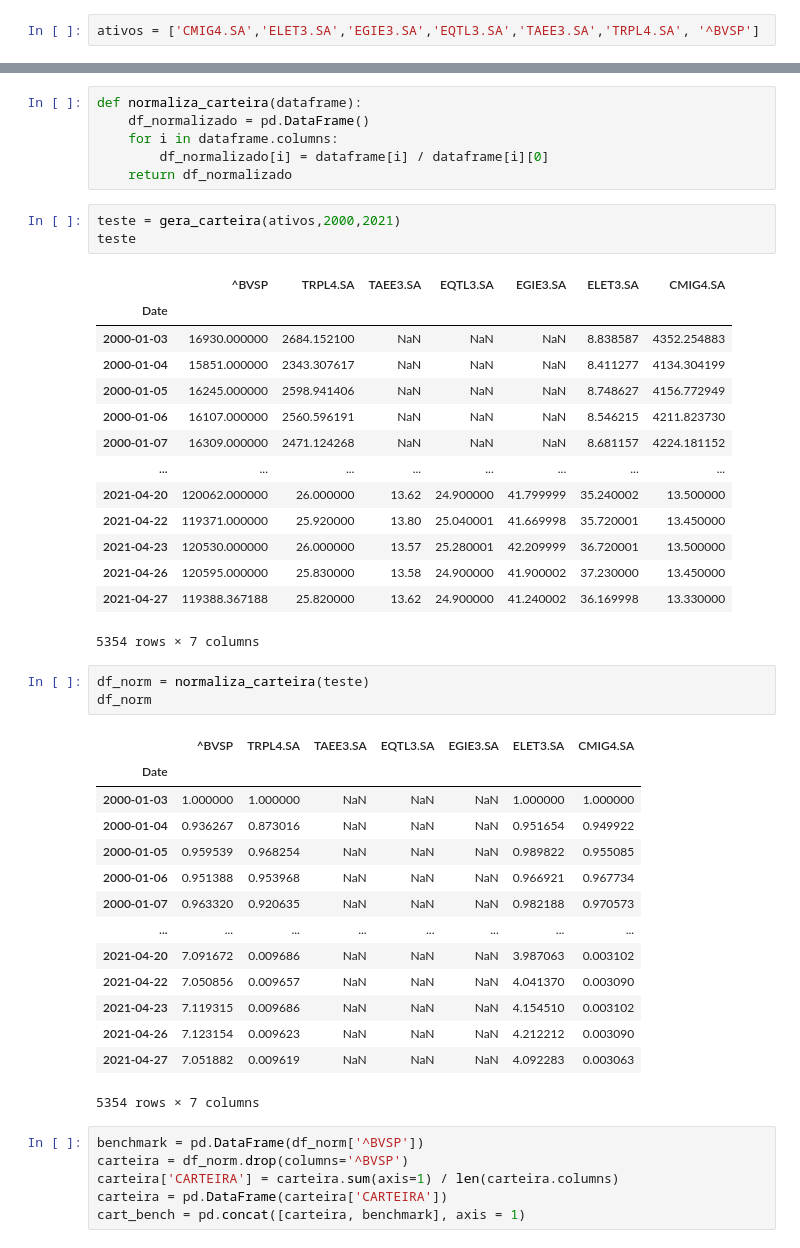
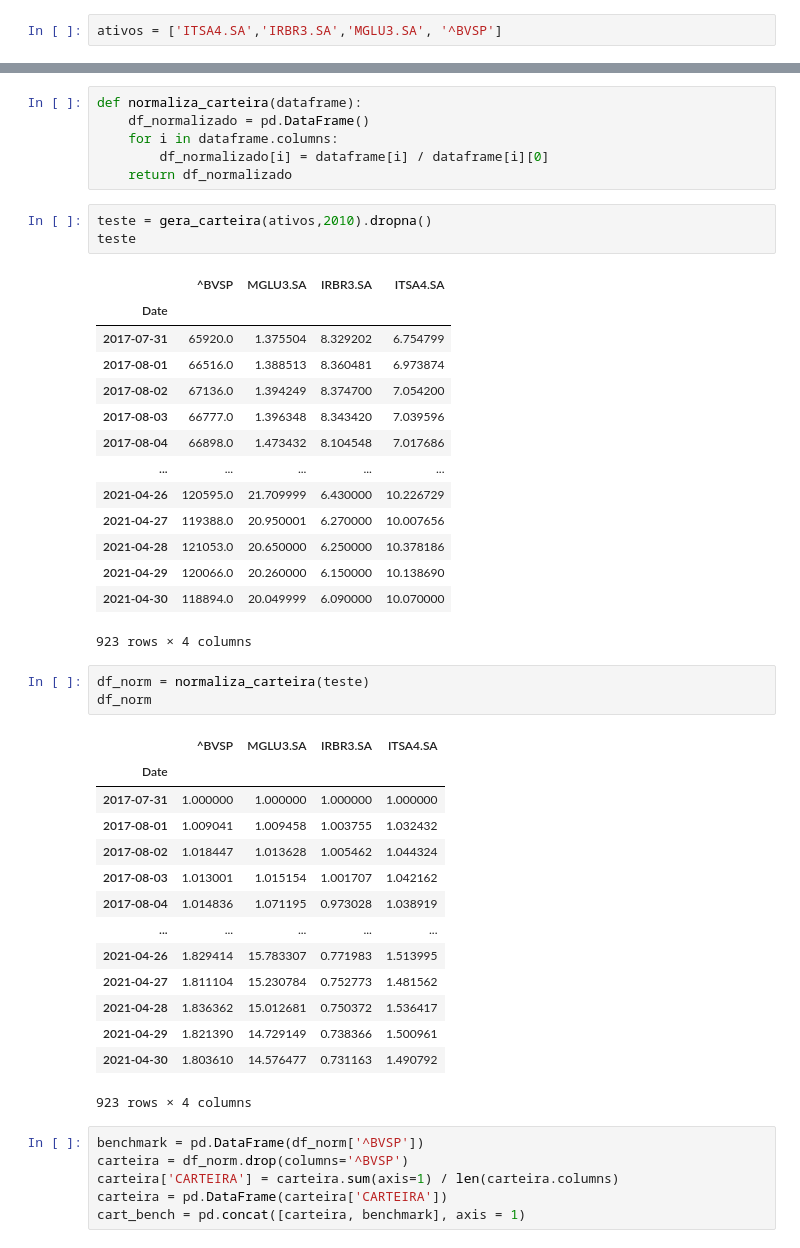
Before and after one commit to emersonsoaressc/economics, a Jupyter notebook: Analise_carteira_project.ipynb, the cells around one changed output, grey strips where cells are left out. Cells and saved outputs as stored; diff of their text form.

```diff
--- a/Analise_carteira_project.ipynb
+++ b/Analise_carteira_project.ipynb
@@ -6,5 +7,5 @@ from func_pyeconomics import graf_plotly
 # %%
-ativos = ['CMIG4.SA','ELET3.SA','EGIE3.SA','EQTL3.SA','TAEE3.SA','TRPL4.SA', '^BVSP']
+ativos = ['ITSA4.SA','IRBR3.SA','MGLU3.SA', '^BVSP']
 # %%
 ativos
 # %% [output]
@@ -36,41 +31,41 @@ def normaliza_carteira(dataframe):
         df_normalizado[i] = dataframe[i] / dataframe[i][0]
     return df_normalizado
 # %%
-teste = gera_carteira(ativos,2000,2021)
+teste = gera_carteira(ativos,2010).dropna()
 teste
 # %% [output]
-|  | ^BVSP | TRPL4.SA | TAEE3.SA | EQTL3.SA | EGIE3.SA | ELET3.SA | CMIG4.SA |
-| Date |  |  |  |  |  |  |  |
-| 2000-01-03 | 16930.000000 | 2684.152100 | NaN | NaN | NaN | 8.838587 | 4352.254883 |
-| 2000-01-04 | 15851.000000 | 2343.307617 | NaN | NaN | NaN | 8.411277 | 4134.304199 |
-| 2000-01-05 | 16245.000000 | 2598.941406 | NaN | NaN | NaN | 8.748627 | 4156.772949 |
-| 2000-01-06 | 16107.000000 | 2560.596191 | NaN | NaN | NaN | 8.546215 | 4211.823730 |
-| 2000-01-07 | 16309.000000 | 2471.124268 | NaN | NaN | NaN | 8.681157 | 4224.181152 |
-| ... | ... | ... | ... | ... | ... | ... | ... |
-| 2021-04-20 | 120062.000000 | 26.000000 | 13.62 | 24.900000 | 41.799999 | 35.240002 | 13.500000 |
-| 2021-04-22 | 119371.000000 | 25.920000 | 13.80 | 25.040001 | 41.669998 | 35.720001 | 13.450000 |
-| 2021-04-23 | 120530.000000 | 26.000000 | 13.57 | 25.280001 | 42.209999 | 36.720001 | 13.500000 |
-| 2021-04-26 | 120595.000000 | 25.830000 | 13.58 | 24.900000 | 41.900002 | 37.230000 | 13.450000 |
-| 2021-04-27 | 119388.367188 | 25.820000 | 13.62 | 24.900000 | 41.240002 | 36.169998 | 13.330000 |
+|  | ^BVSP | MGLU3.SA | IRBR3.SA | ITSA4.SA |
+| Date |  |  |  |  |
+| 2017-07-31 | 65920.0 | 1.375504 | 8.329202 | 6.754799 |
+| 2017-08-01 | 66516.0 | 1.388513 | 8.360481 | 6.973874 |
+| 2017-08-02 | 67136.0 | 1.394249 | 8.374700 | 7.054200 |
+| 2017-08-03 | 66777.0 | 1.396348 | 8.343420 | 7.039596 |
+| 2017-08-04 | 66898.0 | 1.473432 | 8.104548 | 7.017686 |
+| ... | ... | ... | ... | ... |
+| 2021-04-26 | 120595.0 | 21.709999 | 6.430000 | 10.226729 |
+| 2021-04-27 | 119388.0 | 20.950001 | 6.270000 | 10.007656 |
+| 2021-04-28 | 121053.0 | 20.650000 | 6.250000 | 10.378186 |
+| 2021-04-29 | 120066.0 | 20.260000 | 6.150000 | 10.138690 |
+| 2021-04-30 | 118894.0 | 20.049999 | 6.090000 | 10.070000 |
-5354 rows × 7 columns
+923 rows × 4 columns
 # %%
 df_norm = normaliza_carteira(teste)
 df_norm
 # %% [output]
-|  | ^BVSP | TRPL4.SA | TAEE3.SA | EQTL3.SA | EGIE3.SA | ELET3.SA | CMIG4.SA |
-| Date |  |  |  |  |  |  |  |
-| 2000-01-03 | 1.000000 | 1.000000 | NaN | NaN | NaN | 1.000000 | 1.000000 |
-| 2000-01-04 | 0.936267 | 0.873016 | NaN | NaN | NaN | 0.951654 | 0.949922 |
-| 2000-01-05 | 0.959539 | 0.968254 | NaN | NaN | NaN | 0.989822 | 0.955085 |
-| 2000-01-06 | 0.951388 | 0.953968 | NaN | NaN | NaN | 0.966921 | 0.967734 |
-| 2000-01-07 | 0.963320 | 0.920635 | NaN | NaN | NaN | 0.982188 | 0.970573 |
-| ... | ... | ... | ... | ... | ... | ... | ... |
-| 2021-04-20 | 7.091672 | 0.009686 | NaN | NaN | NaN | 3.987063 | 0.003102 |
-| 2021-04-22 | 7.050856 | 0.009657 | NaN | NaN | NaN | 4.041370 | 0.003090 |
-| 2021-04-23 | 7.119315 | 0.009686 | NaN | NaN | NaN | 4.154510 | 0.003102 |
-| 2021-04-26 | 7.123154 | 0.009623 | NaN | NaN | NaN | 4.212212 | 0.003090 |
-| 2021-04-27 | 7.051882 | 0.009619 | NaN | NaN | NaN | 4.092283 | 0.003063 |
+|  | ^BVSP | MGLU3.SA | IRBR3.SA | ITSA4.SA |
+| Date |  |  |  |  |
+| 2017-07-31 | 1.000000 | 1.000000 | 1.000000 | 1.000000 |
+| 2017-08-01 | 1.009041 | 1.009458 | 1.003755 | 1.032432 |
+| 2017-08-02 | 1.018447 | 1.013628 | 1.005462 | 1.044324 |
+| 2017-08-03 | 1.013001 | 1.015154 | 1.001707 | 1.042162 |
+| 2017-08-04 | 1.014836 | 1.071195 | 0.973028 | 1.038919 |
+| ... | ... | ... | ... | ... |
+| 2021-04-26 | 1.829414 | 15.783307 | 0.771983 | 1.513995 |
+| 2021-04-27 | 1.811104 | 15.230784 | 0.752773 | 1.481562 |
+| 2021-04-28 | 1.836362 | 15.012681 | 0.750372 | 1.536417 |
+| 2021-04-29 | 1.821390 | 14.729149 | 0.738366 | 1.500961 |
+| 2021-04-30 | 1.803610 | 14.576477 | 0.731163 | 1.490792 |
-5354 rows × 7 columns
+923 rows × 4 columns
 # %%
 benchmark = pd.DataFrame(df_norm['^BVSP'])
 carteira = df_norm.drop(columns='^BVSP')
```
Also changed, not shown: parts of 8 cells of this notebook, 2 other files.
